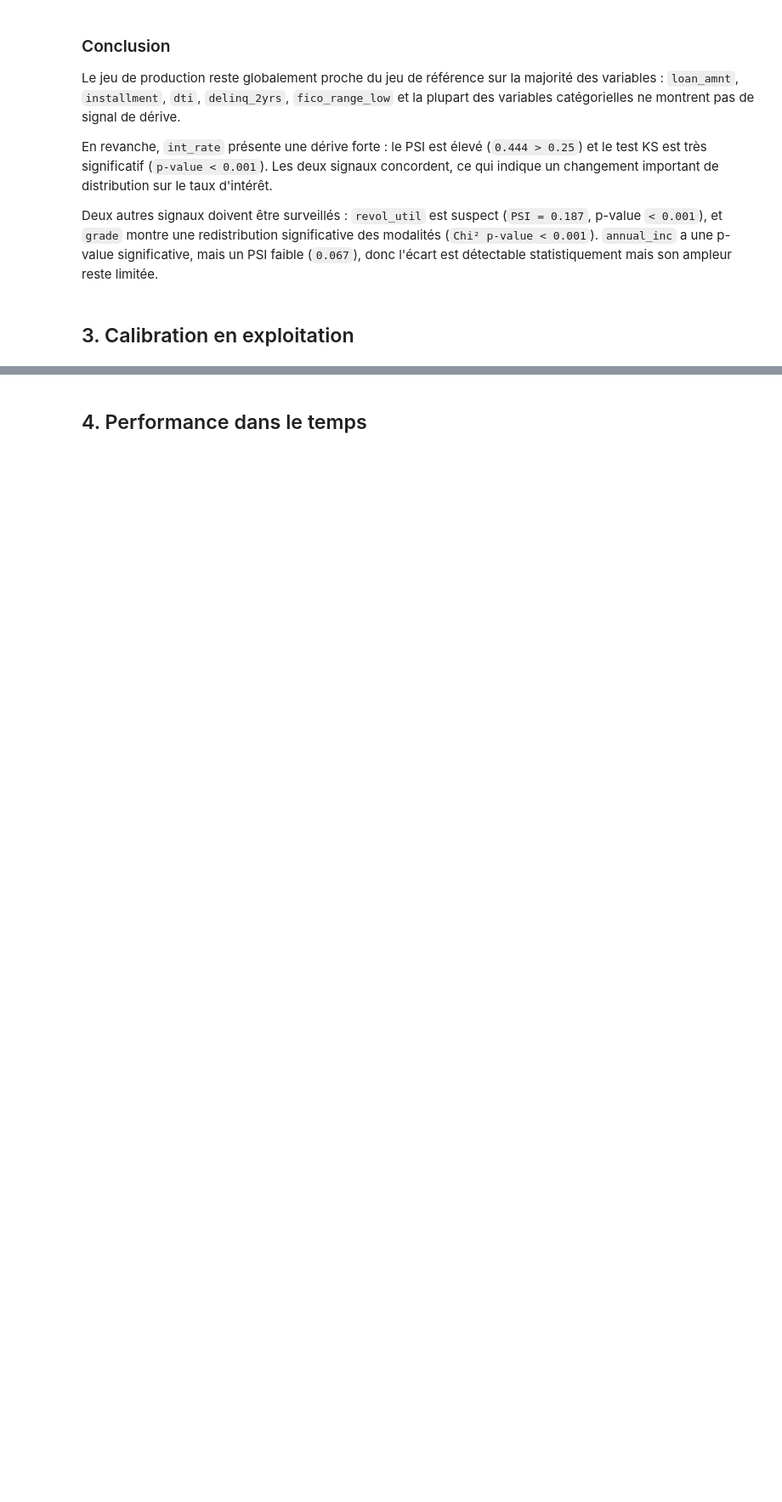
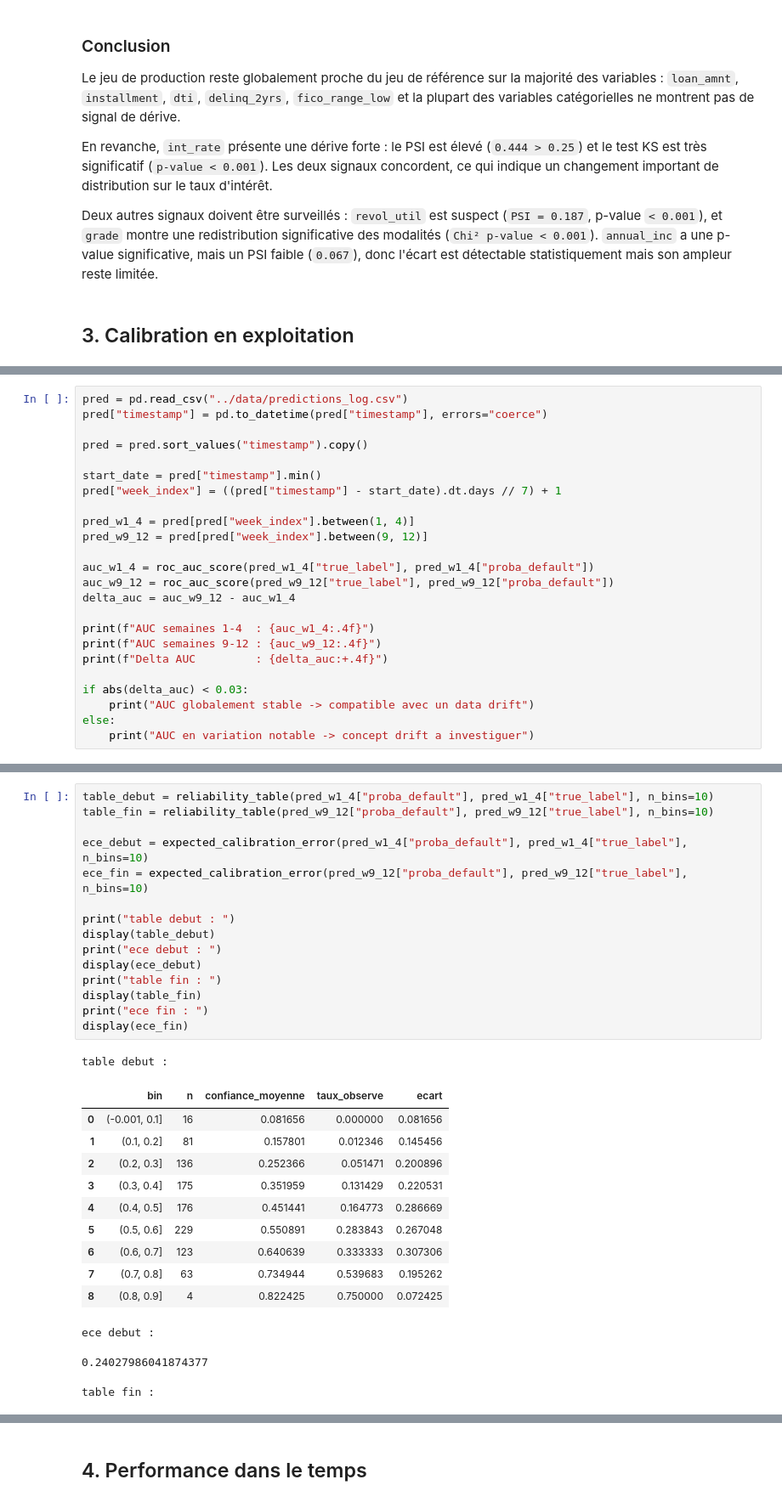
Before and after one commit to ddedomeni-j/M6-B1-pyrenex-drift-Romain-JulienD, a Jupyter notebook: notebooks/M6-B1_pyrenex-drift-Romain-JulienD.ipynb, the cells around one changed output, grey strips where cells are left out. Shown at 85% size. Saved outputs shown, nothing was run; the diff lists cells and outputs as text; blank space fills up the shorter version.

Commit message:
Feat calibration, Coauthored Romain

```diff
--- a/notebooks/M6-B1_pyrenex-drift-Romain-JulienD.ipynb
+++ b/notebooks/M6-B1_pyrenex-drift-Romain-JulienD.ipynb
@@ -497,0 +499,24 @@ Deux autres signaux doivent être surveillés : `revol_util` est suspect (`PSI =
+# %%
+pred = pd.read_csv("../data/predictions_log.csv")
+pred["timestamp"] = pd.to_datetime(pred["timestamp"], errors="coerce")
+
+pred = pred.sort_values("timestamp").copy()
+
+start_date = pred["timestamp"].min()
+pred["week_index"] = ((pred["timestamp"] - start_date).dt.days // 7) + 1
+
+pred_w1_4 = pred[pred["week_index"].between(1, 4)]
+pred_w9_12 = pred[pred["week_index"].between(9, 12)]
+
+auc_w1_4 = roc_auc_score(pred_w1_4["true_label"], pred_w1_4["proba_default"])
+auc_w9_12 = roc_auc_score(pred_w9_12["true_label"], pred_w9_12["proba_default"])
+delta_auc = auc_w9_12 - auc_w1_4
+
+print(f"AUC semaines 1-4  : {auc_w1_4:.4f}")
+print(f"AUC semaines 9-12 : {auc_w9_12:.4f}")
+print(f"Delta AUC         : {delta_auc:+.4f}")
+
+if abs(delta_auc) < 0.03:
+    print("AUC globalement stable -> compatible avec un data drift")
+else:
+    print("AUC en variation notable -> concept drift a investiguer")
@@ -497,0 +528,30 @@ Deux autres signaux doivent être surveillés : `revol_util` est suspect (`PSI =
+# %%
+table_debut = reliability_table(pred_w1_4["proba_default"], pred_w1_4["true_label"], n_bins=10)
+table_fin = reliability_table(pred_w9_12["proba_default"], pred_w9_12["true_label"], n_bins=10)
+
+ece_debut = expected_calibration_error(pred_w1_4["proba_default"], pred_w1_4["true_label"], n_bins=10)
+ece_fin = expected_calibration_error(pred_w9_12["proba_default"], pred_w9_12["true_label"], n_bins=10)
+
+print("table debut : ")
+display(table_debut)
+print("ece debut : ")
+display(ece_debut)
+print("table fin : ")
+display(table_fin)
+print("ece fin : ")
+display(ece_fin)
+# %% [output]
+table debut :
+|  | bin | n | confiance_moyenne | taux_observe | ecart |
+| 0 | (-0.001, 0.1] | 16 | 0.081656 | 0.000000 | 0.081656 |
+| 1 | (0.1, 0.2] | 81 | 0.157801 | 0.012346 | 0.145456 |
+| 2 | (0.2, 0.3] | 136 | 0.252366 | 0.051471 | 0.200896 |
+| 3 | (0.3, 0.4] | 175 | 0.351959 | 0.131429 | 0.220531 |
+| 4 | (0.4, 0.5] | 176 | 0.451441 | 0.164773 | 0.286669 |
+| 5 | (0.5, 0.6] | 229 | 0.550891 | 0.283843 | 0.267048 |
+| 6 | (0.6, 0.7] | 123 | 0.640639 | 0.333333 | 0.307306 |
+| 7 | (0.7, 0.8] | 63 | 0.734944 | 0.539683 | 0.195262 |
+| 8 | (0.8, 0.9] | 4 | 0.822425 | 0.750000 | 0.072425 |
+ece debut :
+0.24027986041874377
+table fin :
```
Also changed, not shown: parts of 8 cells of this notebook, 1 other file.
